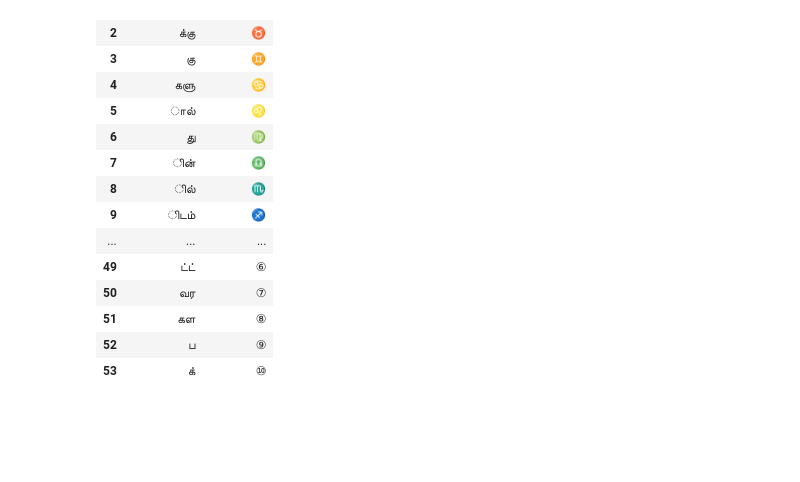
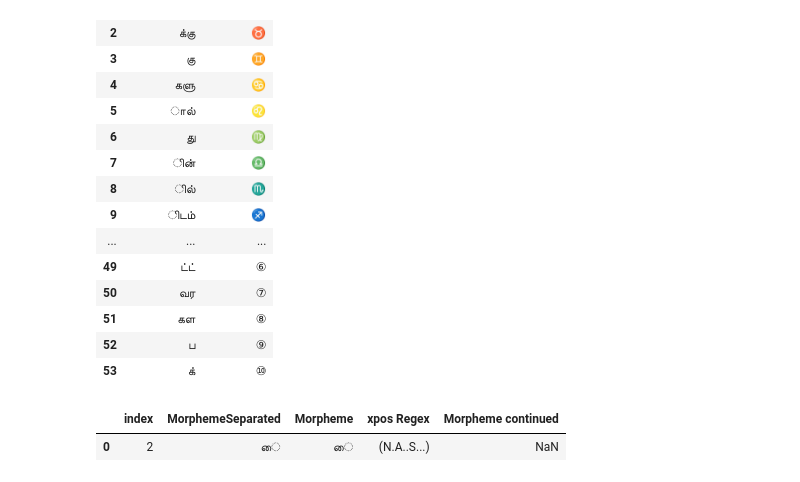
Before and after one commit to Kee2u/Deciphering_the_Indus_Valley_Script, a Jupyter notebook: grabmorphemetable.ipynb, the cells around one changed output. Saved outputs shown, nothing was run; the diff lists cells and outputs as text; code cells hidden in the pictures; blank space fills up the shorter version.

Commit message:
Adding morphemetable file

```diff
--- a/grabmorphemetable.ipynb
+++ b/grabmorphemetable.ipynb
@@ -190,3 +191,18 @@ def morpheme_to_wingding(input):
             if input[j] == morpheme[i]:
                 input[j] = logo[i];
     return input
+# %%
+# Example Case: morpheme = end of form
+# E.g. Noun Accusative Singular Case
+#re = '(N.A..S...)'
+#morphemelist[morphemelist['xpos Regex'].str.contains(rf'{re}')]
+# if form = 'தமிழகத்தை' and morpheme = 'ததை'
+count = 0
+for j in range(len(morpheme)):
+    if word[-j] == morpheme[-j]:
+        count++;
+if count = len(morpheme):
+    word = morpheme
+# %% [output]
+|  | index | MorphemeSeparated | Morpheme | xpos Regex | Morpheme continued |
+| 0 | 2 | ை | ை | (N.A..S...) | NaN |
```
Also changed, not shown: parts of 1 cell of this notebook.
